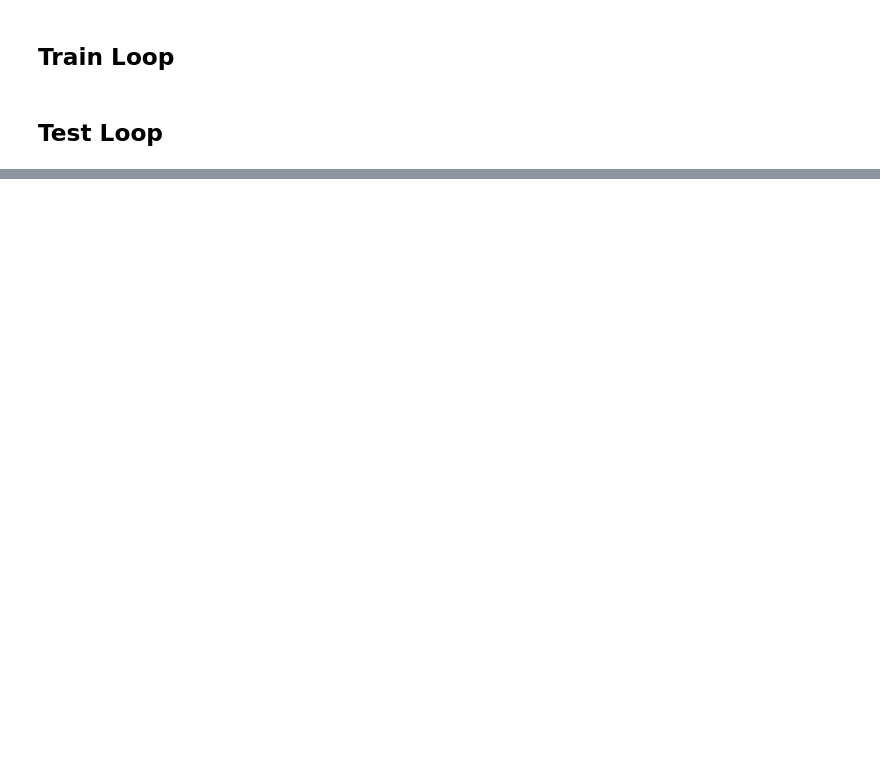
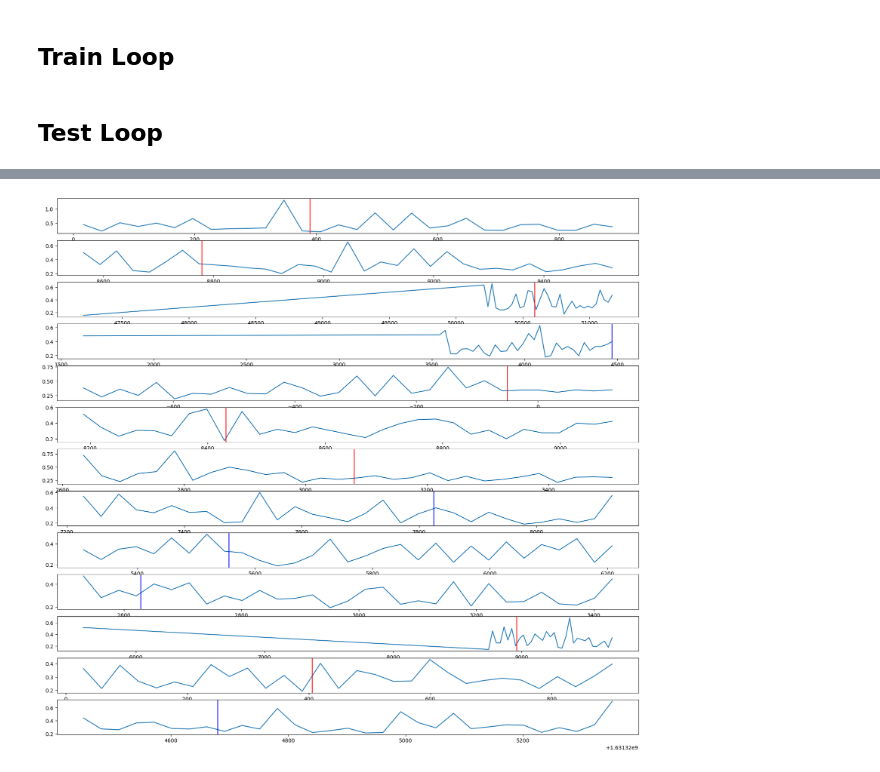
Before and after one commit to YC0806/2023-Yuchen, a Jupyter notebook: TGAE_NNConv.ipynb, the cells around one changed output, grey strips where cells are left out. Cells and saved outputs as stored; diff of their text form; code cells hidden in the pictures; blank space fills up the shorter version.

```diff
--- a/TGAE_NNConv.ipynb
+++ b/TGAE_NNConv.ipynb
@@ -598,10 +719,10 @@ for signal in signals_train:
     signal.encode_node_attr(node_attr_encoder)
     signal.encode_edge_attr(edge_attr_encoder)
 
-X_train = []
-for signal in signals_train:
-#     X_train.append(list(signal))
-    X_train.append(signal.node_attr_encoded.index_select(dim=0,index=signal.node_index))
+# X_train = []
+# for signal in signals_train:
+# #     X_train.append(list(signal))
+#     X_train.append(signal.node_attr_encoded.index_select(dim=0,index=signal.node_index))
 
 num_node_train = []
 for signal in signals_train:
@@ -612,16 +733,17 @@ for signal in signals_val:
     signal.encode_node_attr(node_attr_encoder)
     signal.encode_edge_attr(edge_attr_encoder)
 
-X_val = []
+# X_val = []
 # for signal in signals_val:
-#     X_val.append(list(signal))
-for signal in signals_val:
-#     X_train.append(list(signal))
-    X_val.append(signal.node_attr_encoded.index_select(dim=0,index=signal.node_index))
+# #     X_val.append(list(signal))
+#     X_val.append(signal.node_attr_encoded.index_select(dim=0,index=signal.node_index))
 
 nums_node_val = []
 for signal in signals_val:
     nums_node_val.append(signal.node_attr.shape[0])
+
+IN_CHANNELS = signals_train[0].node_attr_encoded.shape[1]
+EDGE_CHANNELS = signals_train[0].edge_attr_encoded.shape[1]
 # %%
 # for sample in X_train[:1]:
 #     for snapshot in sample:
@@ -768,19 +903,21 @@ KeyboardInterrupt:
 # %%
 fig = plt.figure(figsize=(20,20))
 for i_signal,(signal,y) in enumerate(zip(signals_val,y_val)):
     snapshot_losses = test_loop(signal, model, loss_f, optimizer, device)
 #                 print(np.mean(val_loss))
 #     val_losses.append(np.mean(snapshot_losses))
     ts_list = signal.ts_list
     plt.subplot(len(signals_val)+1,1,i_signal+1)
 #     print(len(snapshot_losses))
-    plt.plot(ts_list,snapshot_losses[:-1])
+    plt.plot(ts_list,[np.max(loss) for loss in snapshot_losses])
     if y[0] == 'dos':
         plt.axvline(x = float(y[1]), color = 'red', label = y[0])
     if y[0] == 'privesc':
         plt.axvline(x = float(y[1]), color = 'blue', label = y[0])
 # plt.show()
 plt.savefig(f'val_res_TGAE_NNConv_{GLOBAL_EPOCH}_{np.mean(history_train_list[-1]):.4f}_{np.mean(history_val_list[-1]):.4f}.png')
+# %% [output]
+[figure, added]
 # %%
 torch.save(model,f"TGAE_NNConv_{GLOBAL_EPOCH}_{np.mean(history_train_list[-1]):.4f}_{np.mean(history_val_list[-1]):.4f}.model")
 # %%
```
Also changed, not shown: parts of 15 cells of this notebook.
